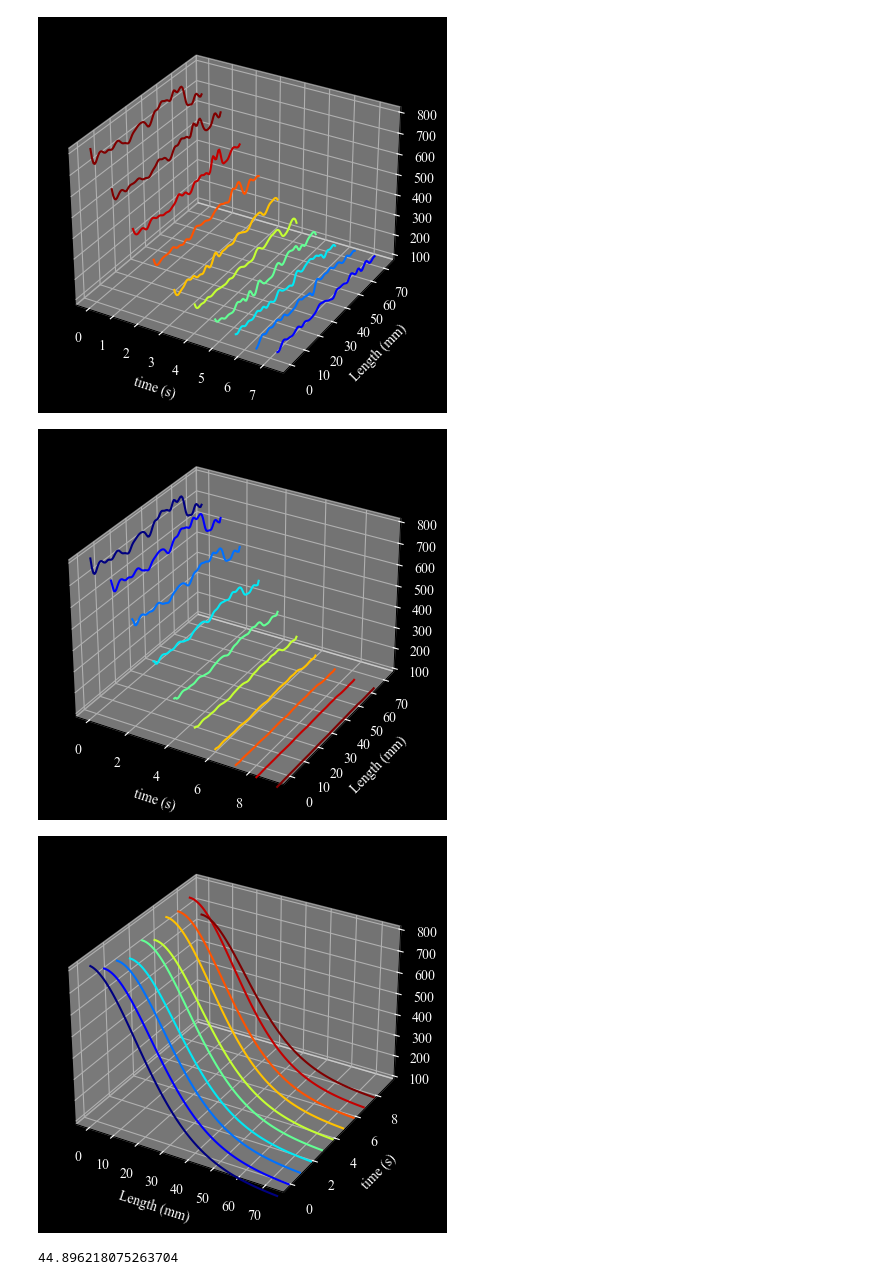
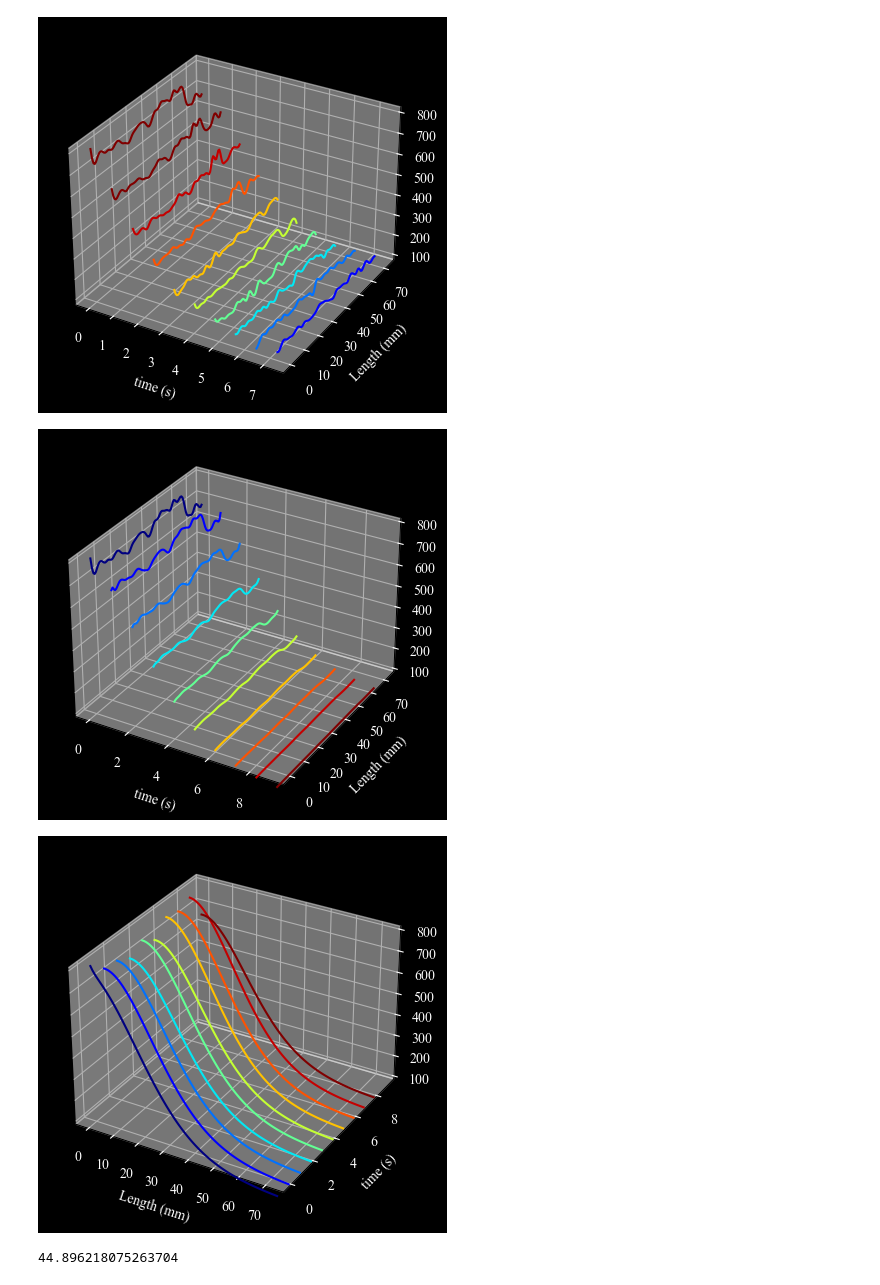
Before and after one commit to aseresti/ContrastDispersion, a Jupyter notebook: scripts/TestAutoPipeline.ipynb, the cells around one changed output. Saved outputs shown, nothing was run; the diff lists cells and outputs as text; code cells hidden in the pictures.

```diff
--- a/scripts/TestAutoPipeline.ipynb
+++ b/scripts/TestAutoPipeline.ipynb
@@ -854,7 +854,7 @@ N = x_new.shape[0] #number of points along the x
 dx = Length/(N - 1) #spatial differences
 kappa = 2*np.pi*np.fft.fftfreq(N, dx)
 
-D = 0.04 #diffusion coefficient
+D = 0.4 #diffusion coefficient
 
 C0 = C_interp[:,0] #Contrast dispersion at the time of zero along the vessel
 #C0 = np.zeros_like(x_new)
@@ -872,11 +872,11 @@ dt = (time.max()-time.min())/(len(time)-1)
 # Implementing the diffusion part in frequency domain
 def Diffusion(Chat_ri, t, kappa, D, v, k):
     Chat = Chat_ri[:N] + (1j) * Chat_ri[N:]
-    d_Chat = - D * (np.power(kappa, 2)) * Chat - (1 - np.exp(-k * t)) * Chat #-1j * v * kappa* Chat
+    d_Chat = - D * (np.power(kappa, 2)) * Chat - (1 - np.exp(-k * t)) * Chat #- 1j * v * kappa* Chat
     d_Chat_ri = np.concatenate((d_Chat.real, d_Chat.imag)).astype('float64')
     return d_Chat_ri
 
-Chat_ri = odeint(Diffusion, C0hat_ri, time, args=(kappa,D, 30, 0.25)) # k is for the exponential decay and was selected manually.
+Chat_ri = odeint(Diffusion, C0hat_ri, time, args=(kappa,D, 100, 0.25)) # k is for the exponential decay and was selected by trial and error.
 
 Chat = Chat_ri[:,:N] + (1j) * Chat_ri[:,N:]
 
@@ -896,35 +896,35 @@ for k in range(c_plot.shape[0]):
     ys = k*np.ones(c_plot.shape[1])
     ax.plot(ys,x_new,c_plot[k,:], color = cm.jet(k*30))
 
 
 ax.set_xlabel("time (s)")
 ax.set_ylabel("Length (mm)")
 ax.tick_params(colors="white")
 ax.xaxis.label.set_color("white")
 ax.yaxis.label.set_color("white")
 ax.zaxis.label.set_color("white")
 ax.set_zbound([100, 800])
 
 
 fig = plt.figure(facecolor="black")
 ax = fig.add_subplot(111, projection='3d', facecolor = "black")
 plt.set_cmap('jet_r')
 c_plot = C_Gaussian_filter[:,0:-1:10]
 for k in range(c_plot.shape[1]):
     ys = k*np.ones(c_plot.shape[0])
     ax.plot(x_new,ys,c_plot[:,k], color = cm.jet(k*30))
 
 
 ax.set_xlabel("Length (mm)")
 ax.set_ylabel("time (s)")
 ax.tick_params(colors="white")
 ax.xaxis.label.set_color("white")
 ax.yaxis.label.set_color("white")
 ax.zaxis.label.set_color("white")
 ax.set_zbound([100, 800])
 # %% [output]
-[figure, old version]
+[figure, new version]
-[figure, old version]
+[figure, new version]
 # %%
 Velocity = []
 for t1 in range(1,len(time)):
```
Also changed, not shown: parts of 3 cells of this notebook.
